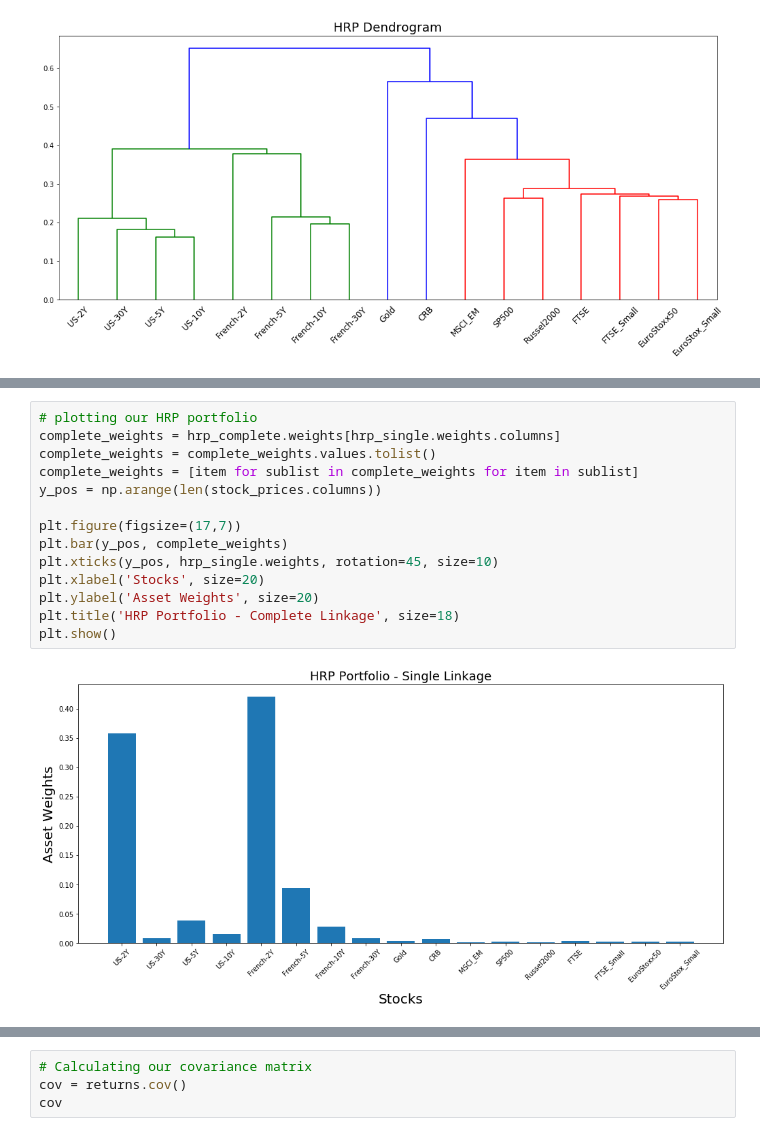
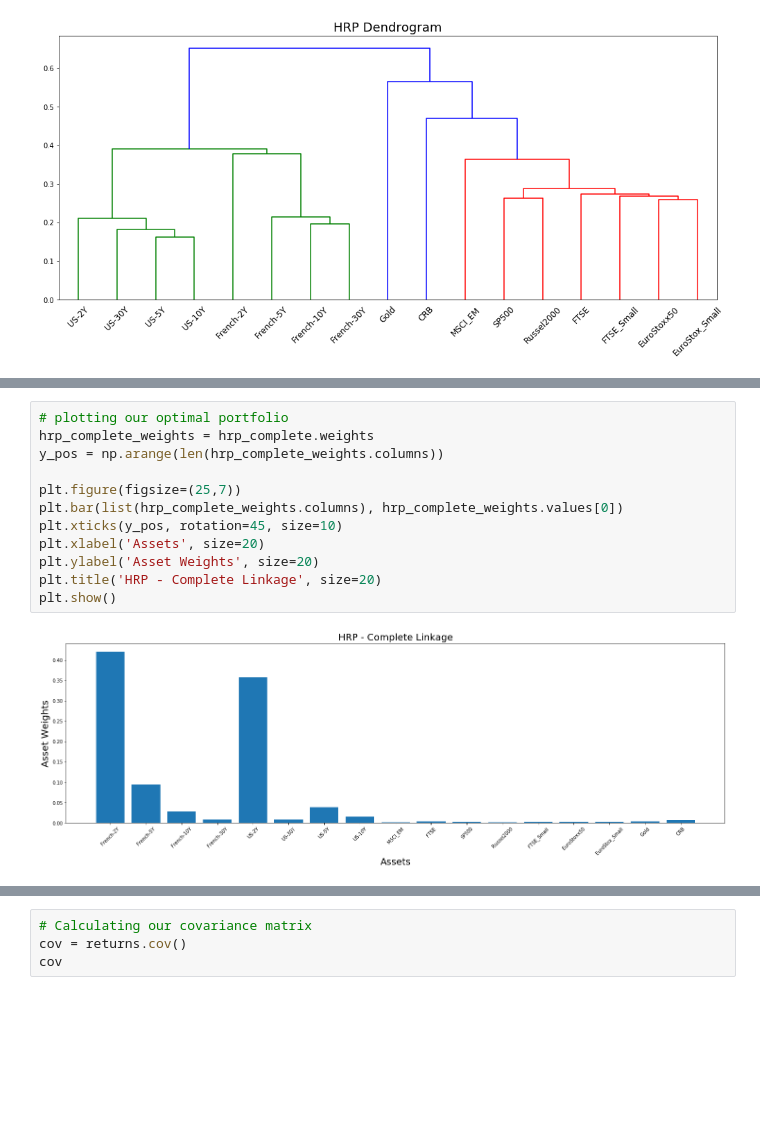
Before and after one commit to tzw101/research, a Jupyter notebook: Portfolio Optimisation Tutorials/Hierarchical Risk Parity (HRP)/HRP Notebook.ipynb, the cells around one changed output, grey strips where cells are left out. Cells and saved outputs as stored; diff of their text form; blank space fills up the shorter version.

```diff
--- a/Portfolio Optimisation Tutorials/Hierarchical Risk Parity (HRP)/HRP Notebook.ipynb
+++ b/Portfolio Optimisation Tutorials/Hierarchical Risk Parity (HRP)/HRP Notebook.ipynb
@@ -154,21 +151,19 @@ HRP Portfolio Weights - Complete Linkage
    EuroStox_Small      Gold       CRB
 0         0.00283  0.004331  0.007094
 # %%
-# plotting our HRP portfolio
-complete_weights = hrp_complete.weights[hrp_single.weights.columns]
-complete_weights = complete_weights.values.tolist()
-complete_weights = [item for sublist in complete_weights for item in sublist]
-y_pos = np.arange(len(stock_prices.columns))
+# plotting our optimal portfolio
+hrp_complete_weights = hrp_complete.weights
+y_pos = np.arange(len(hrp_complete_weights.columns))
 
-plt.figure(figsize=(17,7))
-plt.bar(y_pos, complete_weights)
-plt.xticks(y_pos, hrp_single.weights, rotation=45, size=10)
-plt.xlabel('Stocks', size=20)
+plt.figure(figsize=(25,7))
+plt.bar(list(hrp_complete_weights.columns), hrp_complete_weights.values[0])
+plt.xticks(y_pos, rotation=45, size=10)
+plt.xlabel('Assets', size=20)
 plt.ylabel('Asset Weights', size=20)
-plt.title('HRP Portfolio - Complete Linkage', size=18)
+plt.title('HRP - Complete Linkage', size=20)
 plt.show()
 # %% [output]
-[figure, old version]
+[figure, new version]
 # %%
 # constructing our Average Linkage portfolio
 hrp_average = HierarchicalRiskParity()
```
Also changed, not shown: parts of 15 cells of this notebook.
